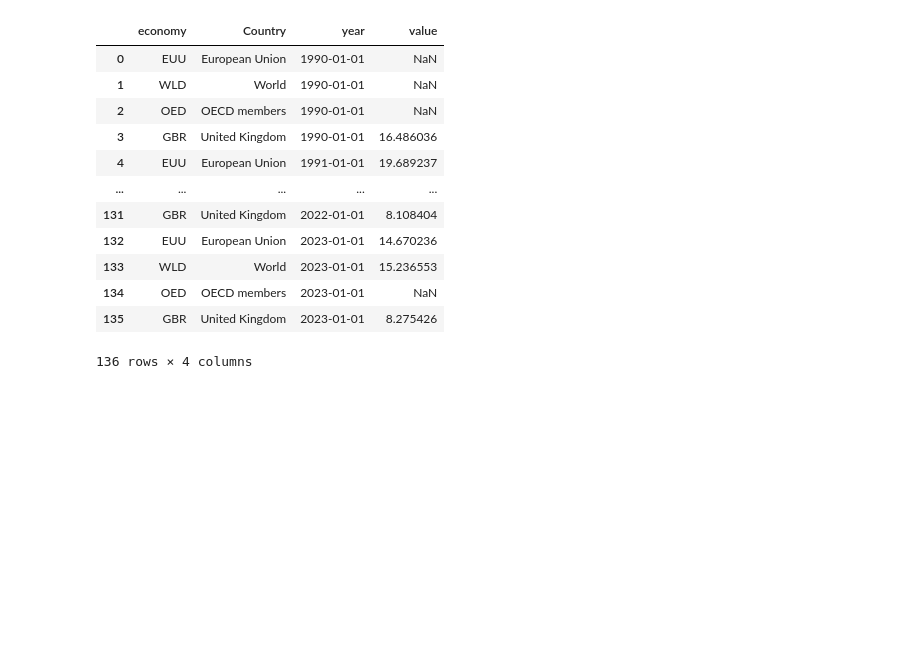
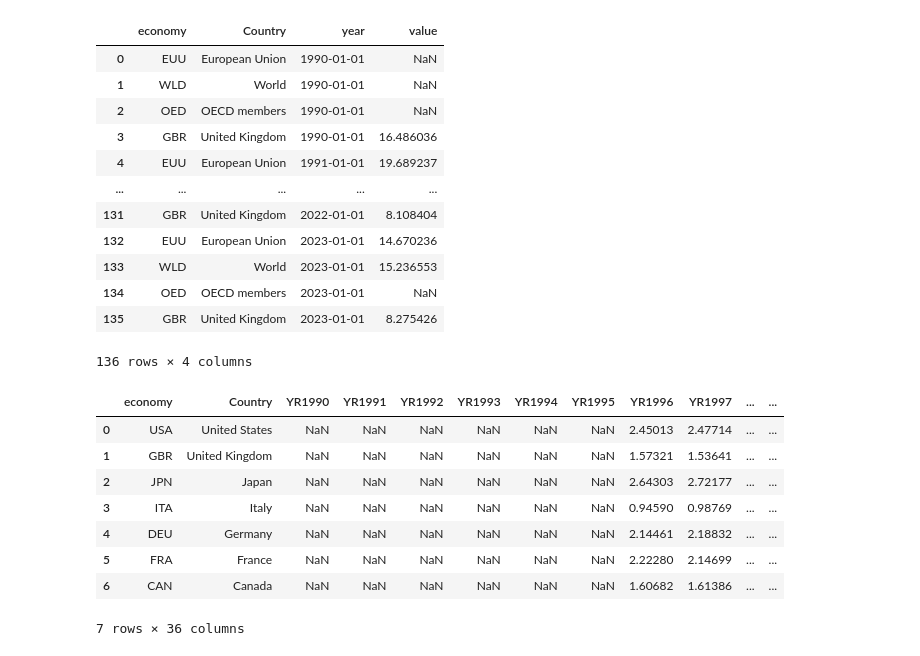
Before and after one commit to gmelmed/gmelmed.github.io, a Jupyter notebook: cc3_data.ipynb, the cells around one changed output. Drawn from its saved outputs; the diff is of its cells as text; code cells hidden in the pictures; blank space fills up the shorter version.

```diff
--- a/cc3_data.ipynb
+++ b/cc3_data.ipynb
@@ -315,3 +315,24 @@ manufacturing_gdp_melt['value'] = manufacturing_gdp_melt['value'] / 100
 # %%
 # save the data to a csv
 manufacturing_gdp_melt.to_csv('data/mva.csv', index=False)
+# %%
+# Get R&D spending as a percentage of GDP for all G7 countries since 1990
+# Define G7 countries
+g7_countries = ['CAN', 'FRA', 'DEU', 'ITA', 'JPN', 'GBR', 'USA']
+
+rd_spending = wb.data.DataFrame('GB.XPD.RSDV.GD.ZS', economy=g7_countries, time=range(1990, 2024), labels=True)
+
+# Reset the index
+rd_spending.reset_index(inplace=True)
+
+rd_spending
+# %% [output]
+|  | economy | Country | YR1990 | YR1991 | YR1992 | YR1993 | YR1994 | YR1995 | YR1996 | YR1997 | ... | ... |
+| 0 | USA | United States | NaN | NaN | NaN | NaN | NaN | NaN | 2.45013 | 2.47714 | ... | ... |
+| 1 | GBR | United Kingdom | NaN | NaN | NaN | NaN | NaN | NaN | 1.57321 | 1.53641 | ... | ... |
+| 2 | JPN | Japan | NaN | NaN | NaN | NaN | NaN | NaN | 2.64303 | 2.72177 | ... | ... |
+| 3 | ITA | Italy | NaN | NaN | NaN | NaN | NaN | NaN | 0.94590 | 0.98769 | ... | ... |
+| 4 | DEU | Germany | NaN | NaN | NaN | NaN | NaN | NaN | 2.14461 | 2.18832 | ... | ... |
+| 5 | FRA | France | NaN | NaN | NaN | NaN | NaN | NaN | 2.22280 | 2.14699 | ... | ... |
+| 6 | CAN | Canada | NaN | NaN | NaN | NaN | NaN | NaN | 1.60682 | 1.61386 | ... | ... |
+7 rows × 36 columns
```
Also changed, not shown: parts of 2 cells of this notebook, 3 other files.
